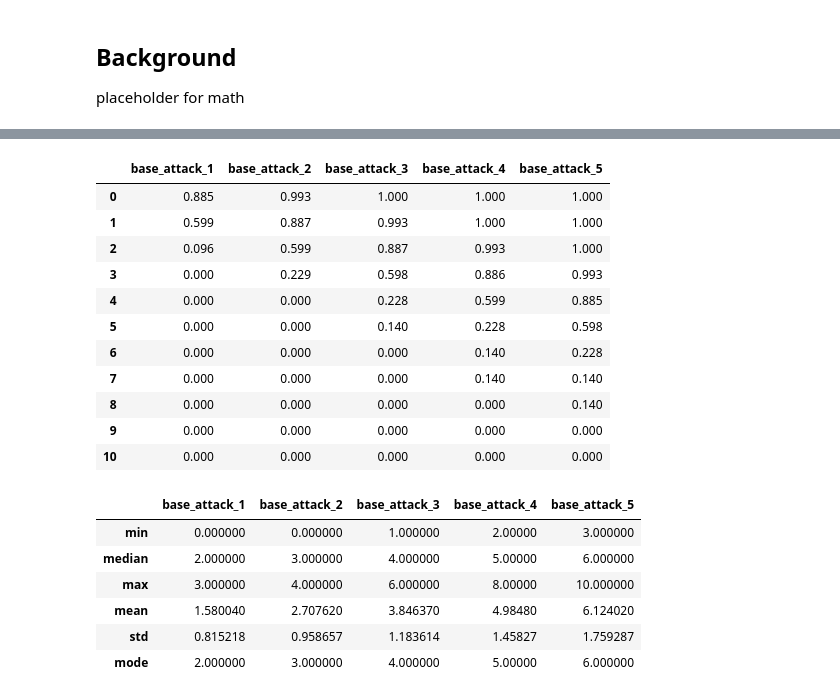
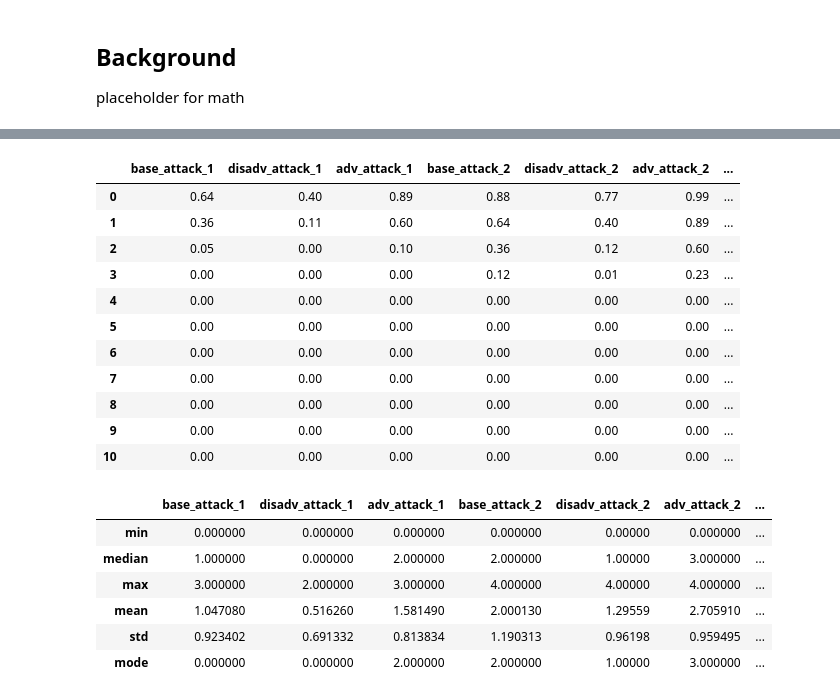
Before and after one commit to zachcoleman/gloomhaven, a Jupyter notebook: examples/advantage.ipynb, the cells around one changed output, grey strips where cells are left out. Drawn from its saved outputs; the diff is of its cells as text; code cells hidden in the pictures.

Commit message:
advantage

```diff
--- a/examples/advantage.ipynb
+++ b/examples/advantage.ipynb
@@ -25,8 +25,15 @@ def attacks(samp_size, attack):
 attack_data = {}
 for val in base_attacks:
     moves = deck.simulate(attacks(samp_size, val))
-    moves = [max(vals) for vals in moves]
-    attack_data[f"base_attack_{val}"] = [dmg for dmg, _ in moves]
+
+    base_moves = [vals[0] for vals in moves]
+    attack_data[f"base_attack_{val}"] = [dmg for dmg, _ in base_moves]
+
+    dis_adv_moves = [min(vals) for vals in moves]
+    attack_data[f"disadv_attack_{val}"] = [dmg for dmg, _ in dis_adv_moves]
+
+    adv_moves = [max(vals) for vals in moves]
+    attack_data[f"adv_attack_{val}"] = [dmg for dmg, _ in adv_moves]
 
 attack_data = pd.DataFrame(attack_data)
 # %%
@@ -81,19 +134,19 @@ with open("../assets/advantage_cdfs.html", "w") as f:
 # %%
 # survival function table
-1 - tmp.round(3)
+1 - tmp.round(2)
 # %% [output]
-|  | base_attack_1 | base_attack_2 | base_attack_3 | base_attack_4 | base_attack_5 |
-| 0 | 0.885 | 0.993 | 1.000 | 1.000 | 1.000 |
-| 1 | 0.599 | 0.887 | 0.993 | 1.000 | 1.000 |
-| 2 | 0.096 | 0.599 | 0.887 | 0.993 | 1.000 |
-| 3 | 0.000 | 0.229 | 0.598 | 0.886 | 0.993 |
-| 4 | 0.000 | 0.000 | 0.228 | 0.599 | 0.885 |
-| 5 | 0.000 | 0.000 | 0.140 | 0.228 | 0.598 |
-| 6 | 0.000 | 0.000 | 0.000 | 0.140 | 0.228 |
-| 7 | 0.000 | 0.000 | 0.000 | 0.140 | 0.140 |
-| 8 | 0.000 | 0.000 | 0.000 | 0.000 | 0.140 |
-| 9 | 0.000 | 0.000 | 0.000 | 0.000 | 0.000 |
-| 10 | 0.000 | 0.000 | 0.000 | 0.000 | 0.000 |
+|  | base_attack_1 | disadv_attack_1 | adv_attack_1 | base_attack_2 | disadv_attack_2 | adv_attack_2 | ... |
+| 0 | 0.64 | 0.40 | 0.89 | 0.88 | 0.77 | 0.99 | ... |
+| 1 | 0.36 | 0.11 | 0.60 | 0.64 | 0.40 | 0.89 | ... |
+| 2 | 0.05 | 0.00 | 0.10 | 0.36 | 0.12 | 0.60 | ... |
+| 3 | 0.00 | 0.00 | 0.00 | 0.12 | 0.01 | 0.23 | ... |
+| 4 | 0.00 | 0.00 | 0.00 | 0.00 | 0.00 | 0.00 | ... |
+| 5 | 0.00 | 0.00 | 0.00 | 0.00 | 0.00 | 0.00 | ... |
+| 6 | 0.00 | 0.00 | 0.00 | 0.00 | 0.00 | 0.00 | ... |
+| 7 | 0.00 | 0.00 | 0.00 | 0.00 | 0.00 | 0.00 | ... |
+| 8 | 0.00 | 0.00 | 0.00 | 0.00 | 0.00 | 0.00 | ... |
+| 9 | 0.00 | 0.00 | 0.00 | 0.00 | 0.00 | 0.00 | ... |
+| 10 | 0.00 | 0.00 | 0.00 | 0.00 | 0.00 | 0.00 | ... |
 # %%
 def mode(x):
     return x.value_counts().index[0]
@@ -101,15 +154,15 @@ def mode(x):
 tmp = attack_data.agg(["min", "median", "max", "mean", "std", mode])
 tmp_table = format_table_to_hmtl(tmp)
 
-with open("../assets/advantage_summary_stats.html", "w") as f:
+with open("../assets/summary_stats.html", "w") as f:
     f.write(render_tables([("Summary Stats", tmp_table)]))
 
 tmp
 # %% [output]
-|  | base_attack_1 | base_attack_2 | base_attack_3 | base_attack_4 | base_attack_5 |
-| min | 0.000000 | 0.000000 | 1.000000 | 2.00000 | 3.000000 |
-| median | 2.000000 | 3.000000 | 4.000000 | 5.00000 | 6.000000 |
-| max | 3.000000 | 4.000000 | 6.000000 | 8.00000 | 10.000000 |
-| mean | 1.580040 | 2.707620 | 3.846370 | 4.98480 | 6.124020 |
-| std | 0.815218 | 0.958657 | 1.183614 | 1.45827 | 1.759287 |
-| mode | 2.000000 | 3.000000 | 4.000000 | 5.00000 | 6.000000 |
+|  | base_attack_1 | disadv_attack_1 | adv_attack_1 | base_attack_2 | disadv_attack_2 | adv_attack_2 | ... |
+| min | 0.000000 | 0.000000 | 0.000000 | 0.000000 | 0.00000 | 0.000000 | ... |
+| median | 1.000000 | 0.000000 | 2.000000 | 2.000000 | 1.00000 | 3.000000 | ... |
+| max | 3.000000 | 2.000000 | 3.000000 | 4.000000 | 4.00000 | 4.000000 | ... |
+| mean | 1.047080 | 0.516260 | 1.581490 | 2.000130 | 1.29559 | 2.705910 | ... |
+| std | 0.923402 | 0.691332 | 0.813834 | 1.190313 | 0.96198 | 0.959495 | ... |
+| mode | 0.000000 | 0.000000 | 2.000000 | 2.000000 | 1.00000 | 3.000000 | ... |
```
Also changed, not shown: parts of 5 cells of this notebook, 5 other files.
